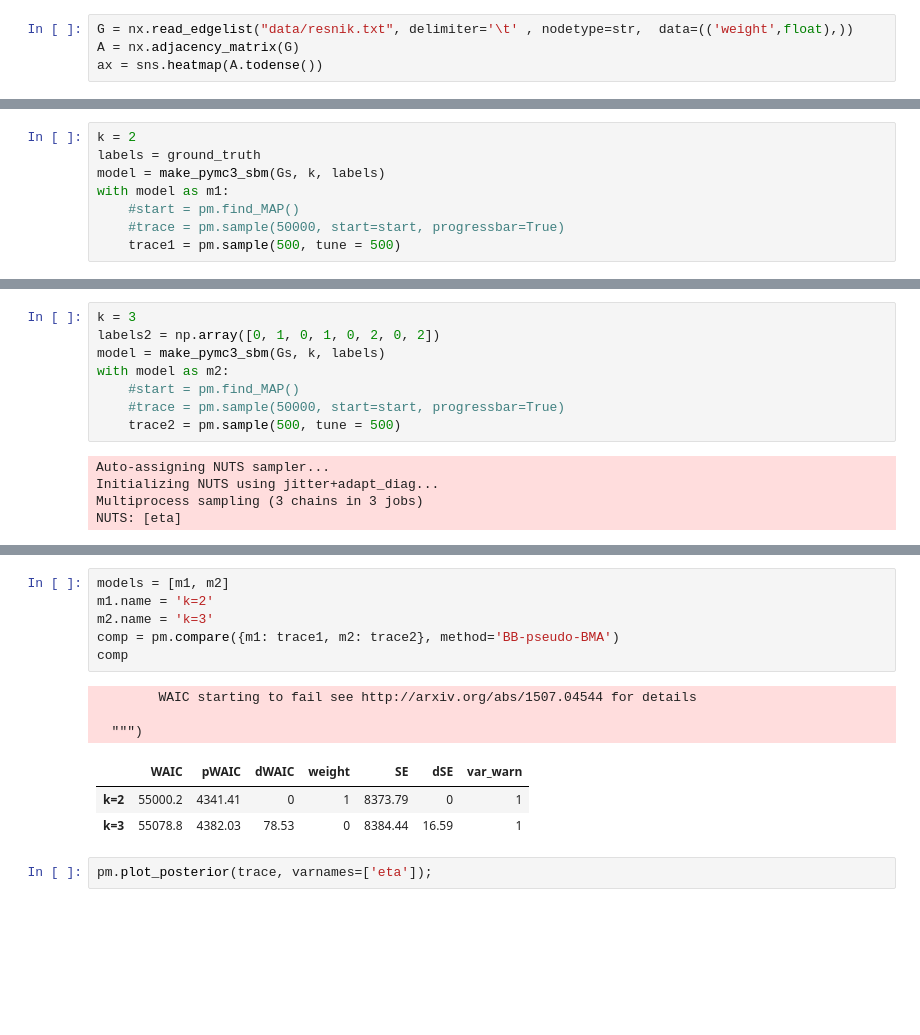
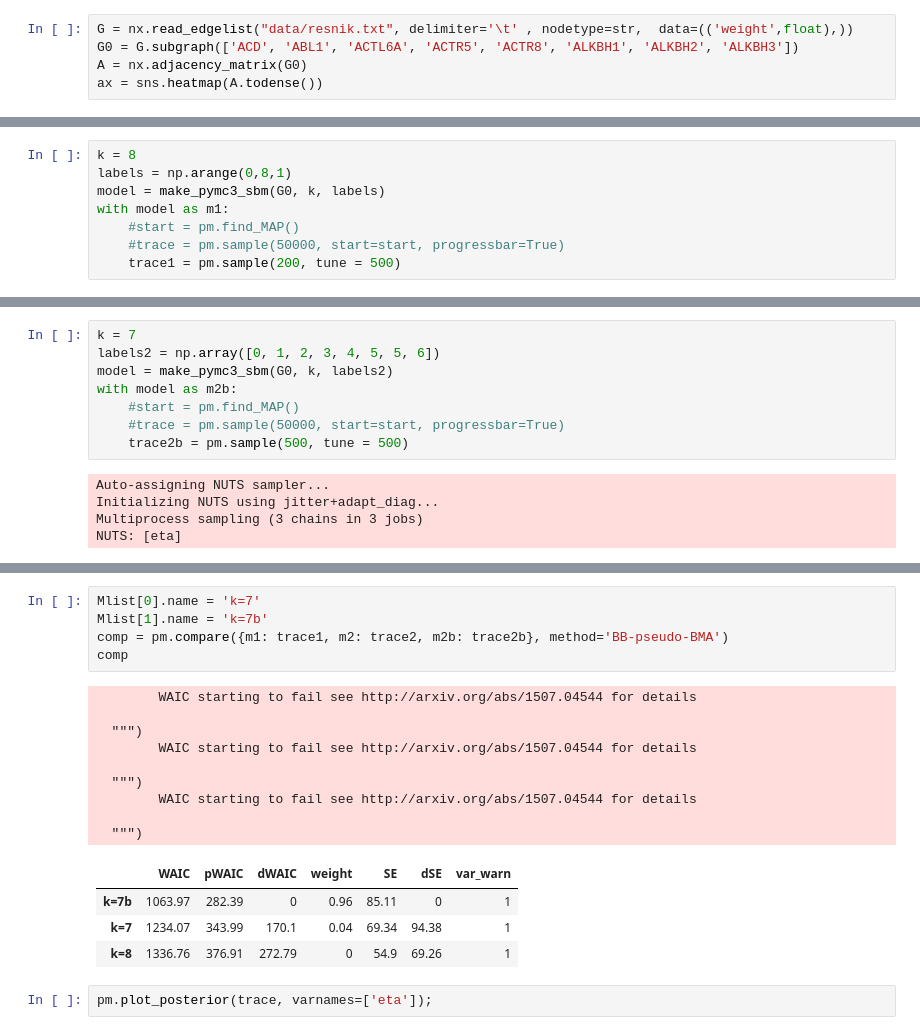
Before and after one commit to everyxs/BayesianOmics, a Jupyter notebook: DAG/DAGtest.ipynb, the cells around one changed output, grey strips where cells are left out. Drawn from its saved outputs; the diff is of its cells as text; blank space fills up the shorter version.

```diff
--- a/DAG/DAGtest.ipynb
+++ b/DAG/DAGtest.ipynb
@@ -18,6 +18,7 @@ You should consider upgrading via the 'pip install --upgrade pip' command.
 Networkx version: 2.3
 # %%
 G = nx.read_edgelist("data/resnik.txt", delimiter='\t' , nodetype=str,  data=(('weight',float),))
-A = nx.adjacency_matrix(G)
+G0 = G.subgraph(['ACD', 'ABL1', 'ACTL6A', 'ACTR5', 'ACTR8', 'ALKBH1', 'ALKBH2', 'ALKBH3'])
+A = nx.adjacency_matrix(G0)
 ax = sns.heatmap(A.todense())
 # %% [output]
@@ -220,11 +222,11 @@ ax = sns.heatmap(A0.todense())
 # %% [output]
 [figure]
 # %%
-k = 2
-labels = ground_truth
-model = make_pymc3_sbm(Gs, k, labels)
+k = 8
+labels = np.arange(0,8,1)
+model = make_pymc3_sbm(G0, k, labels)
 with model as m1:
     #start = pm.find_MAP()
     #trace = pm.sample(50000, start=start, progressbar=True)
-    trace1 = pm.sample(500, tune = 500)
+    trace1 = pm.sample(200, tune = 500)
 # %% [output]
@@ -233,13 +236,13 @@ Initializing NUTS using jitter+adapt_diag...
 Multiprocess sampling (3 chains in 3 jobs)
 NUTS: [eta]
 # %%
-k = 3
-labels2 = np.array([0, 1, 0, 1, 0, 2, 0, 2])
-model = make_pymc3_sbm(Gs, k, labels)
-with model as m2:
+k = 7
+labels2 = np.array([0, 1, 2, 3, 4, 5, 5, 6])
+model = make_pymc3_sbm(G0, k, labels2)
+with model as m2b:
     #start = pm.find_MAP()
     #trace = pm.sample(50000, start=start, progressbar=True)
-    trace2 = pm.sample(500, tune = 500)
+    trace2b = pm.sample(500, tune = 500)
 # %% [output]
 Auto-assigning NUTS sampler...
 Initializing NUTS using jitter+adapt_diag...
@@ -275,16 +371,22 @@ The tick2On function was deprecated in Matplotlib 3.1 and will be removed in 3.3
 # %%
-models = [m1, m2]
-m1.name = 'k=2'
-m2.name = 'k=3'
-comp = pm.compare({m1: trace1, m2: trace2}, method='BB-pseudo-BMA')
+Mlist[0].name = 'k=7'
+Mlist[1].name = 'k=7b'
+comp = pm.compare({m1: trace1, m2: trace2, m2b: trace2b}, method='BB-pseudo-BMA')
 comp
 # %% [output]
         WAIC starting to fail see http://arxiv.org/abs/1507.04544 for details
 
   """)
+        WAIC starting to fail see http://arxiv.org/abs/1507.04544 for details
+
+  """)
+        WAIC starting to fail see http://arxiv.org/abs/1507.04544 for details
+
+  """)
 |  | WAIC | pWAIC | dWAIC | weight | SE | dSE | var_warn |
-| k=2 | 55000.2 | 4341.41 | 0 | 1 | 8373.79 | 0 | 1 |
-| k=3 | 55078.8 | 4382.03 | 78.53 | 0 | 8384.44 | 16.59 | 1 |
+| k=7b | 1063.97 | 282.39 | 0 | 0.96 | 85.11 | 0 | 1 |
+| k=7 | 1234.07 | 343.99 | 170.1 | 0.04 | 69.34 | 94.38 | 1 |
+| k=8 | 1336.76 | 376.91 | 272.79 | 0 | 54.9 | 69.26 | 1 |
 # %%
 pm.plot_posterior(trace, varnames=['eta']);
 # %% [output]
```
Also changed, not shown: parts of 23 cells of this notebook, 1 other file.
